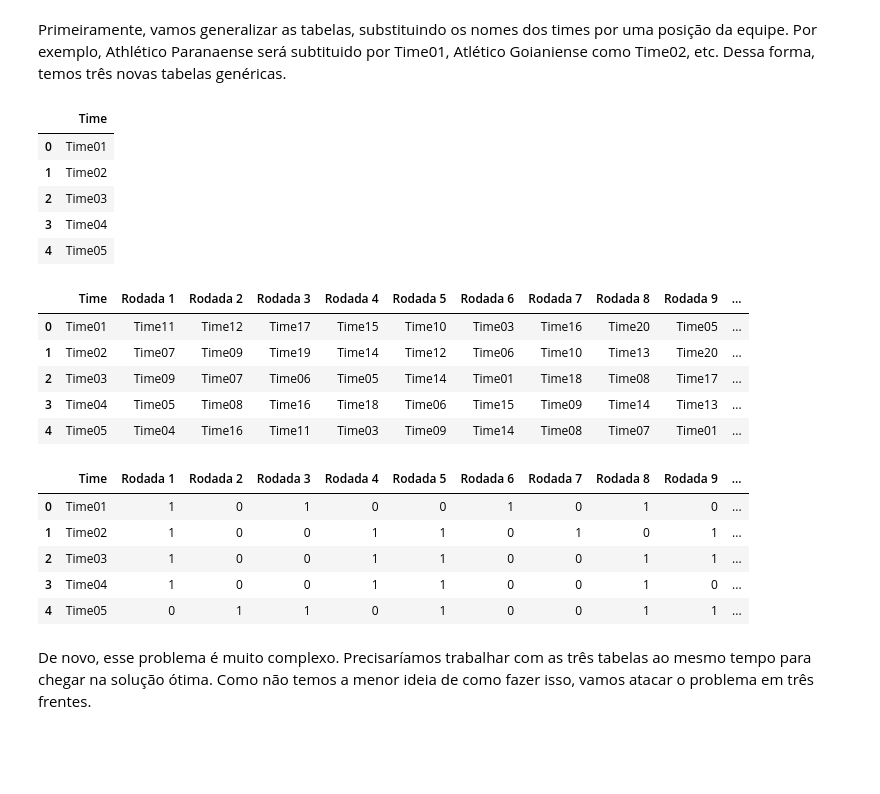
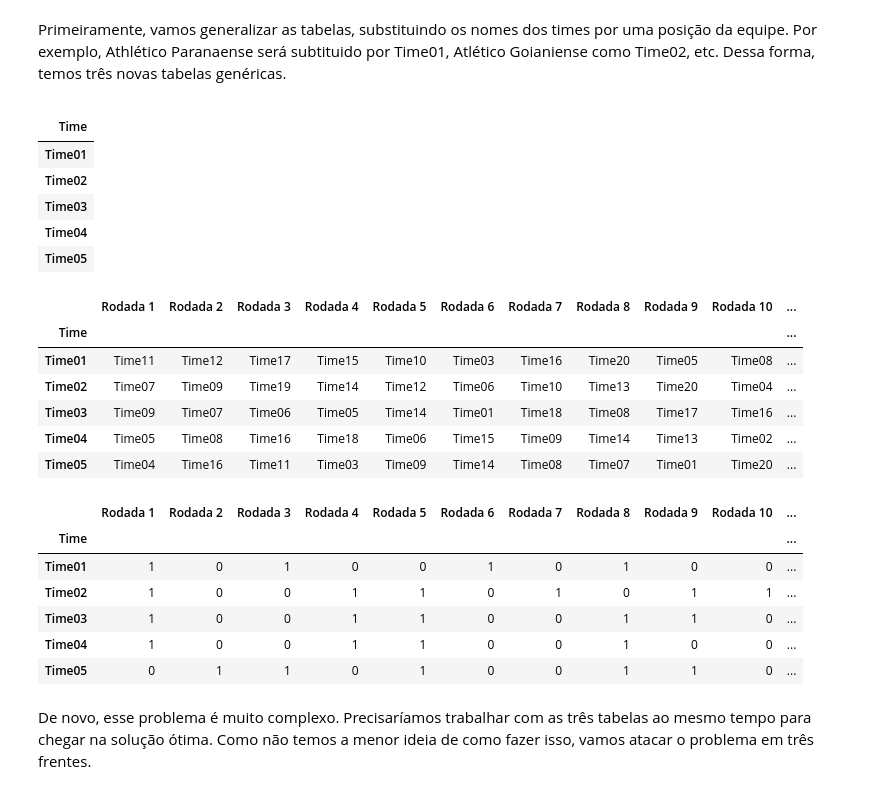
Before and after one commit to rodrigolink/BI_Master, a Jupyter notebook: genetic_algorithm/brasileirao.ipynb, the cells around one changed output. Drawn from its saved outputs; the diff is of its cells as text; code cells hidden in the pictures; blank space fills up the shorter version.

```diff
--- a/genetic_algorithm/brasileirao.ipynb
+++ b/genetic_algorithm/brasileirao.ipynb
@@ -96,37 +96,43 @@ generico=['Time01','Time02','Time03','Time04','Time05','Time06','Time07','Time08
 lista=lista_times_20['Time'].tolist()
 lista_times = lista_times_20.replace(lista,generico)
 lista_times.drop(columns=['Cidade'],inplace=True)
+lista_times = lista_times.set_index('Time')
 lista_times.head()
 # %% [output]
-|  | Time |
-| 0 | Time01 |
-| 1 | Time02 |
-| 2 | Time03 |
-| 3 | Time04 |
-| 4 | Time05 |
+|  |
+| Time |
+| Time01 |
+| Time02 |
+| Time03 |
+| Time04 |
+| Time05 |
 # %%
 lista = enfrentamentos_20['Time'].tolist()
 enfrentamentos = enfrentamentos_20.replace(lista,generico)
+enfrentamentos = enfrentamentos.set_index('Time')
 enfrentamentos.head()
 # %% [output]
-|  | Time | Rodada 1 | Rodada 2 | Rodada 3 | Rodada 4 | Rodada 5 | Rodada 6 | Rodada 7 | Rodada 8 | Rodada 9 | ... |
-| 0 | Time01 | Time11 | Time12 | Time17 | Time15 | Time10 | Time03 | Time16 | Time20 | Time05 | ... |
-| 1 | Time02 | Time07 | Time09 | Time19 | Time14 | Time12 | Time06 | Time10 | Time13 | Time20 | ... |
-| 2 | Time03 | Time09 | Time07 | Time06 | Time05 | Time14 | Time01 | Time18 | Time08 | Time17 | ... |
-| 3 | Time04 | Time05 | Time08 | Time16 | Time18 | Time06 | Time15 | Time09 | Time14 | Time13 | ... |
-| 4 | Time05 | Time04 | Time16 | Time11 | Time03 | Time09 | Time14 | Time08 | Time07 | Time01 | ... |
+|  | Rodada 1 | Rodada 2 | Rodada 3 | Rodada 4 | Rodada 5 | Rodada 6 | Rodada 7 | Rodada 8 | Rodada 9 | Rodada 10 | ... |
+| Time |  |  |  |  |  |  |  |  |  |  | ... |
+| Time01 | Time11 | Time12 | Time17 | Time15 | Time10 | Time03 | Time16 | Time20 | Time05 | Time08 | ... |
+| Time02 | Time07 | Time09 | Time19 | Time14 | Time12 | Time06 | Time10 | Time13 | Time20 | Time04 | ... |
+| Time03 | Time09 | Time07 | Time06 | Time05 | Time14 | Time01 | Time18 | Time08 | Time17 | Time16 | ... |
+| Time04 | Time05 | Time08 | Time16 | Time18 | Time06 | Time15 | Time09 | Time14 | Time13 | Time02 | ... |
+| Time05 | Time04 | Time16 | Time11 | Time03 | Time09 | Time14 | Time08 | Time07 | Time01 | Time20 | ... |
 # %%
 lista =mando_20['Time'].tolist()
 mando = mando_20.replace(lista,generico)
 mando = mando.replace(['c','f'],[0,1])
+mando = mando.set_index('Time')
 mando.head()
 # %% [output]
-|  | Time | Rodada 1 | Rodada 2 | Rodada 3 | Rodada 4 | Rodada 5 | Rodada 6 | Rodada 7 | Rodada 8 | Rodada 9 | ... |
-| 0 | Time01 | 1 | 0 | 1 | 0 | 0 | 1 | 0 | 1 | 0 | ... |
-| 1 | Time02 | 1 | 0 | 0 | 1 | 1 | 0 | 1 | 0 | 1 | ... |
-| 2 | Time03 | 1 | 0 | 0 | 1 | 1 | 0 | 0 | 1 | 1 | ... |
-| 3 | Time04 | 1 | 0 | 0 | 1 | 1 | 0 | 0 | 1 | 0 | ... |
-| 4 | Time05 | 0 | 1 | 1 | 0 | 1 | 0 | 0 | 1 | 1 | ... |
+|  | Rodada 1 | Rodada 2 | Rodada 3 | Rodada 4 | Rodada 5 | Rodada 6 | Rodada 7 | Rodada 8 | Rodada 9 | Rodada 10 | ... |
+| Time |  |  |  |  |  |  |  |  |  |  | ... |
+| Time01 | 1 | 0 | 1 | 0 | 0 | 1 | 0 | 1 | 0 | 0 | ... |
+| Time02 | 1 | 0 | 0 | 1 | 1 | 0 | 1 | 0 | 1 | 1 | ... |
+| Time03 | 1 | 0 | 0 | 1 | 1 | 0 | 0 | 1 | 1 | 0 | ... |
+| Time04 | 1 | 0 | 0 | 1 | 1 | 0 | 0 | 1 | 0 | 0 | ... |
+| Time05 | 0 | 1 | 1 | 0 | 1 | 0 | 0 | 1 | 1 | 0 | ... |
 # %% [markdown]
 De novo, esse problema é muito complexo. Precisaríamos trabalhar com as três tabelas ao mesmo tempo para chegar na solução ótima. Como não temos a menor ideia de como fazer isso, vamos atacar o problema em três frentes.
 # %% [markdown]
```
Also changed, not shown: parts of 40 cells of this notebook.
